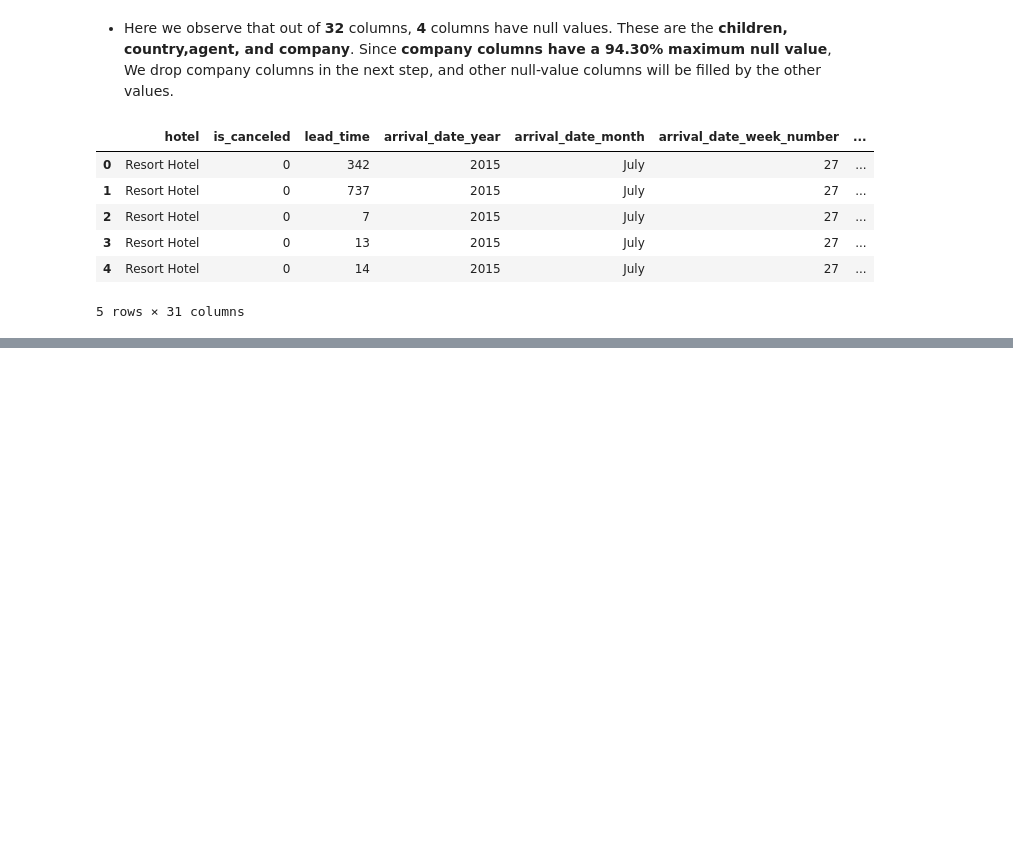
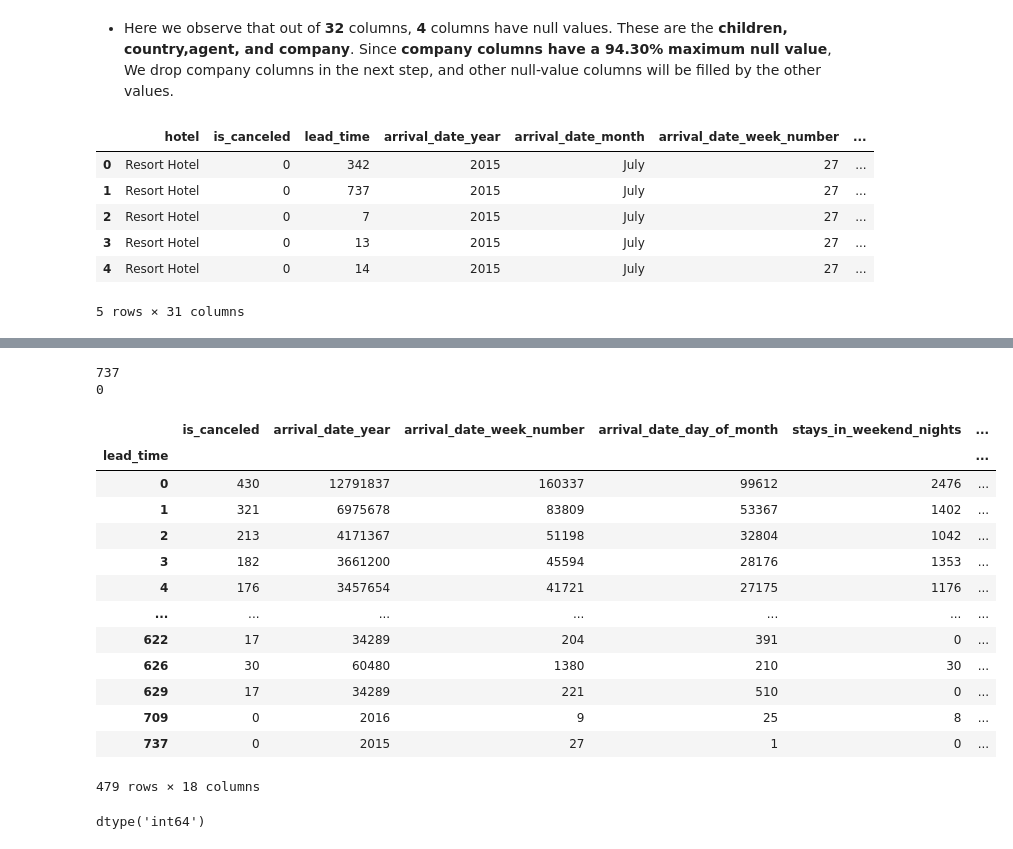
Before and after one commit to Rahuldu98/Hotel_Booking_EDA-Capstone_Project, a Jupyter notebook: Hotel_Booking_Analysis_Capstone_Project.ipynb, the cells around one changed output, grey strips where cells are left out. Saved outputs shown, nothing was run; the diff lists cells and outputs as text; code cells hidden in the pictures; blank space fills up the shorter version.

```diff
--- a/Hotel_Booking_Analysis_Capstone_Project.ipynb
+++ b/Hotel_Booking_Analysis_Capstone_Project.ipynb
@@ -374,0 +383,3 @@ df_hotel.head()
+# %%
+#there are 4 missing values of children i fill them by 0
+df_hotel['children'] = df_hotel['children'].fillna(0,axis=0)
@@ -374,0 +399,3 @@ df_hotel.head()
+# %%
+#there are 488 missing values of children i fill them by 'Other'
+df_hotel['country'] = df_hotel['country'].fillna('other',axis=0)
@@ -374,0 +464,31 @@ df_hotel.head()
+# %%
+ #Answer 1
+print(df_hotel['lead_time'].max())
+print(df_hotel['lead_time'].min())
+# %% [output]
+737
+0
+# %%
+#Answer 2
+#x=df_hotel.groupby('lead_time').count()
+df_hotel.groupby('lead_time').sum()            ## answer 3 observe
+# %% [output]
+|  | is_canceled | arrival_date_year | arrival_date_week_number | arrival_date_day_of_month | stays_in_weekend_nights | ... |
+| lead_time |  |  |  |  |  | ... |
+| 0 | 430 | 12791837 | 160337 | 99612 | 2476 | ... |
+| 1 | 321 | 6975678 | 83809 | 53367 | 1402 | ... |
+| 2 | 213 | 4171367 | 51198 | 32804 | 1042 | ... |
+| 3 | 182 | 3661200 | 45594 | 28176 | 1353 | ... |
+| 4 | 176 | 3457654 | 41721 | 27175 | 1176 | ... |
+| ... | ... | ... | ... | ... | ... | ... |
+| 622 | 17 | 34289 | 204 | 391 | 0 | ... |
+| 626 | 30 | 60480 | 1380 | 210 | 30 | ... |
+| 629 | 17 | 34289 | 221 | 510 | 0 | ... |
+| 709 | 0 | 2016 | 9 | 25 | 8 | ... |
+| 737 | 0 | 2015 | 27 | 1 | 0 | ... |
+479 rows × 18 columns
+# %%
+#Answer 2
+df_hotel['lead_time'].dtype
+# %% [output]
+dtype('int64')
```
Also changed, not shown: parts of 30 cells of this notebook.
